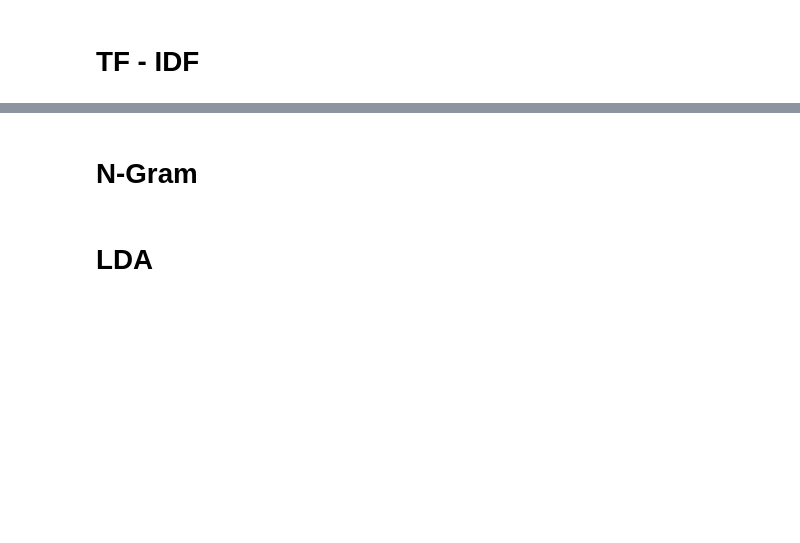
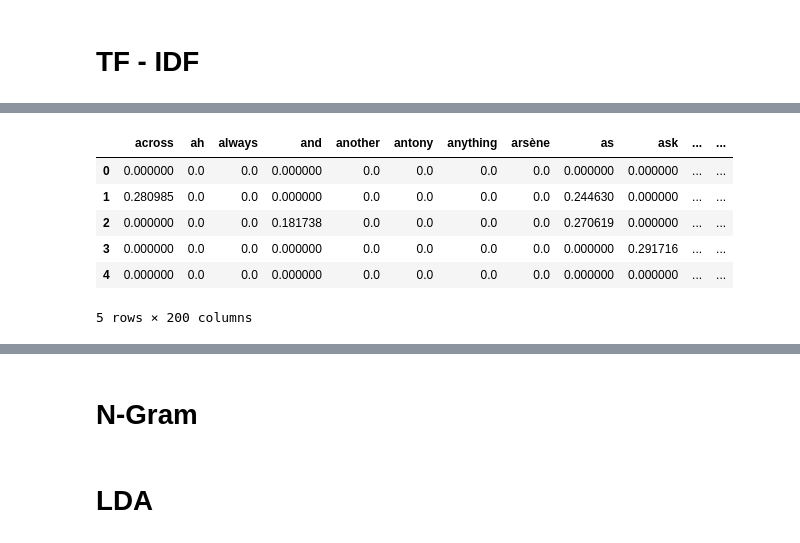
Before and after one commit to bhaskars9/Text-Classification, a Jupyter notebook: TextClassification.ipynb, the cells around one changed output, grey strips where cells are left out. Saved outputs shown, nothing was run; the diff lists cells and outputs as text; code cells hidden in the pictures; blank space fills up the shorter version.

```diff
--- a/TextClassification.ipynb
+++ b/TextClassification.ipynb
@@ -33,0 +71,11 @@ X.shape
+# %%
+TFIDF_df = pd.DataFrame(X_tfidf, columns = cv.get_feature_names())
+TFIDF_df.head()
+# %% [output]
+|  | across | ah | always | and | another | antony | anything | arsène | as | ask | ... | ... |
+| 0 | 0.000000 | 0.0 | 0.0 | 0.000000 | 0.0 | 0.0 | 0.0 | 0.0 | 0.000000 | 0.000000 | ... | ... |
+| 1 | 0.280985 | 0.0 | 0.0 | 0.000000 | 0.0 | 0.0 | 0.0 | 0.0 | 0.244630 | 0.000000 | ... | ... |
+| 2 | 0.000000 | 0.0 | 0.0 | 0.181738 | 0.0 | 0.0 | 0.0 | 0.0 | 0.270619 | 0.000000 | ... | ... |
+| 3 | 0.000000 | 0.0 | 0.0 | 0.000000 | 0.0 | 0.0 | 0.0 | 0.0 | 0.000000 | 0.291716 | ... | ... |
+| 4 | 0.000000 | 0.0 | 0.0 | 0.000000 | 0.0 | 0.0 | 0.0 | 0.0 | 0.000000 | 0.000000 | ... | ... |
+5 rows × 200 columns
```
Also changed, not shown: parts of 20 cells of this notebook.
